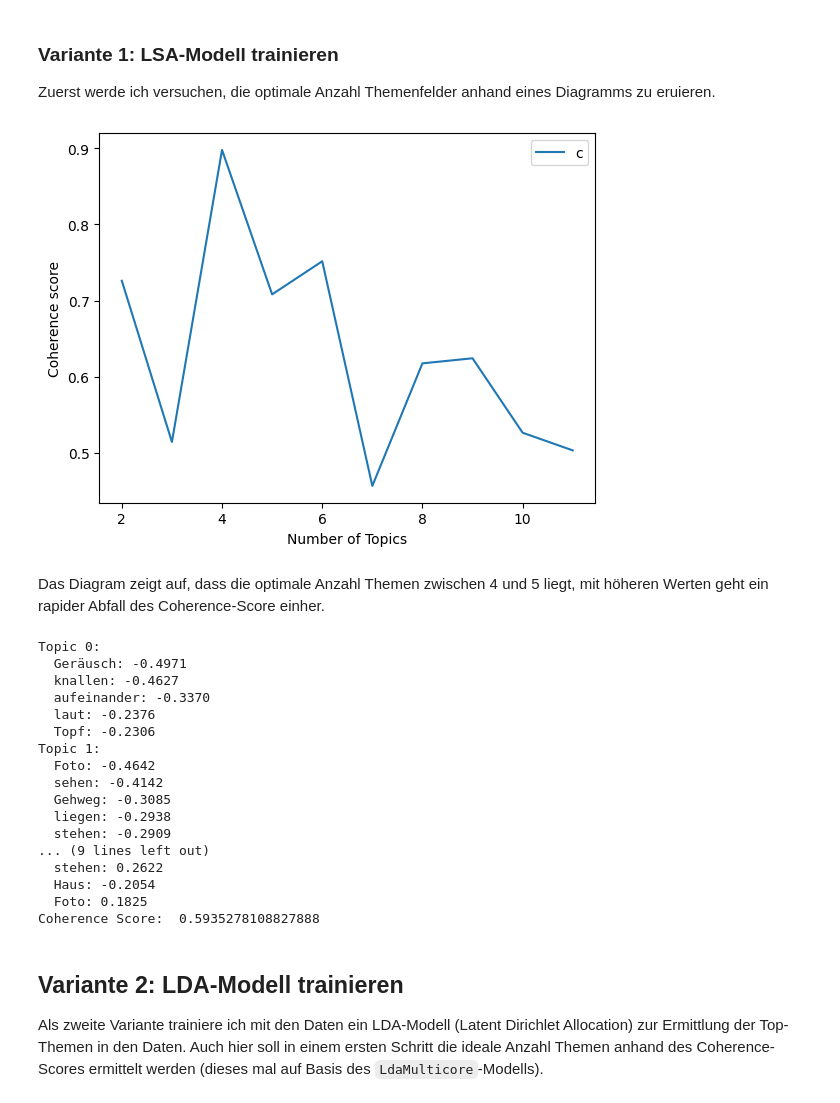
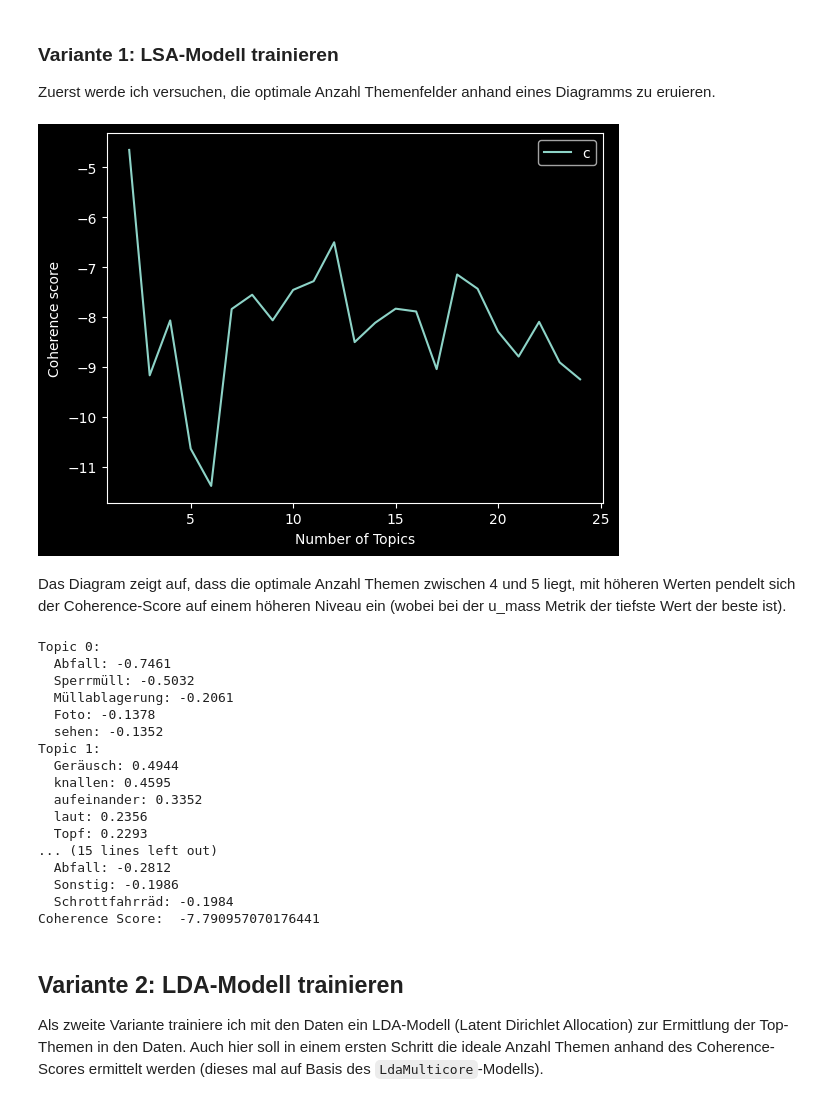
Before and after one commit to schaermu/DLBDSEDE02-Notebook, a Jupyter notebook: src/aufgabe1.ipynb, the cells around one changed output. Saved outputs shown, nothing was run; the diff lists cells and outputs as text; code cells hidden in the pictures.

Commit message:
feat: umstellung von c_v coherence auf u_mass, plot-viz und helper funktionen ausgelagert

```diff
--- a/src/aufgabe1.ipynb
+++ b/src/aufgabe1.ipynb
@@ -41,8 +46,8 @@ import json
 import pandas as pd
 
 current_date = datetime.now().strftime("%Y-%m-%d")
-dataset_path = f'../data/{current_date}.json'
-base_model_folder = f'../models/{current_date}'
+dataset_path = f"../data/{current_date}.json"
+base_model_folder = f"../models/{current_date}"
 
 if os.path.exists(dataset_path):
     print("  Data already downloaded!")
@@ -52,14 +57,23 @@ else:
 
     if response.status_code == 200:
         data = response.json()
-        with open(dataset_path, 'w') as f:
+        with open(dataset_path, "w") as f:
             json.dump(data, f)
     else:
         print("  Error: Could not retrieve data from URL")
 
-dataset = pd.read_json(dataset_path, orient='records', typ='series')
-dataset = pd.DataFrame(map(lambda x: {'msg_id': x['id'], 'sachverhalt': x['sachverhalt']}, dataset['index']))
+dataset = pd.read_json(dataset_path, orient="records", typ="series")
+dataset = pd.DataFrame(
+    map(
+        lambda x: {
+            "msg_id": x["id"],
+            "betreff": x["betreff"],
+            "sachverhalt": x["sachverhalt"],
+        },
+        dataset["index"],
+    )
+)
 
-dataset.head()
+dataset.head(10)
 # %% [output]
   Data already downloaded!
@@ -237,20 +189,28 @@ Zuerst werde ich versuchen, die optimale Anzahl Themenfelder anhand eines Diagra
 # %%
 import gensim
 
 lsa_dict = gensim.corpora.Dictionary(training_set)
 lsa_corpus = [lsa_dict.doc2bow(doc) for doc in training_set]
 
-start,stop,step = 2, 12, 1
+start, stop, step = 2, 25, 1
 
-plot_graph(lsa_dict, lsa_corpus, 'lsi', start, stop, step)
+_, coherence_values = compute_coherence_values(
+    dict=lsa_dict,
+    corpus=lsa_corpus,
+    training_set=training_set,
+    model_type="lsi",
+    coherence="u_mass",
+    start=start, stop=stop, step=step
+)
+plot_coherence_graph(coherence_values, start, stop, step)
 # %% [output]
-[figure, old version]
+[figure, new version]
 # %% [markdown]
-Das Diagram zeigt auf, dass die optimale Anzahl Themen zwischen 4 und 5 liegt, mit höheren Werten geht ein rapider Abfall des Coherence-Score einher.
+Das Diagram zeigt auf, dass die optimale Anzahl Themen zwischen 4 und 5 liegt, mit höheren Werten pendelt sich der Coherence-Score auf einem höheren Niveau ein (wobei bei der u_mass Metrik der tiefste Wert der beste ist).
 # %%
-num_topics = 4
+num_topics = 5
 
-lsi_model =  LsiModel(lsa_corpus, num_topics=num_topics, id2word=lsa_dict)
+lsi_model = LsiModel(lsa_corpus, num_topics=num_topics, id2word=lsa_dict)
 topics = get_specific_topics(lsi_model)
 
 for topic_id, terms in topics.items():
@@ -259,27 +219,29 @@ for topic_id, terms in topics.items():
         print(f"  {term}: {weight:.4f}")
 
 # Compute Perplexity & Coherence Score
-coherence_model_lsa = CoherenceModel(model=lsi_model, texts=training_set, dictionary=lsa_dict, coherence='c_v')
+coherence_model_lsa = CoherenceModel(
+    model=lsi_model, corpus=lsa_corpus, dictionary=lsa_dict, coherence="u_mass"
+)
 coherence_lsa = coherence_model_lsa.get_coherence()
-print('Coherence Score: ', coherence_lsa)
+print("Coherence Score: ", coherence_lsa)
 # %% [output]
 Topic 0:
-  Geräusch: -0.4971
-  knallen: -0.4627
-  aufeinander: -0.3370
-  laut: -0.2376
-  Topf: -0.2306
+  Abfall: -0.7461
+  Sperrmüll: -0.5032
+  Müllablagerung: -0.2061
+  Foto: -0.1378
+  sehen: -0.1352
 Topic 1:
-  Foto: -0.4642
-  sehen: -0.4142
-  Gehweg: -0.3085
-  liegen: -0.2938
-  stehen: -0.2909
-... (9 lines left out)
-  stehen: 0.2622
-  Haus: -0.2054
-  Foto: 0.1825
-Coherence Score:  0.5935278108827888
+  Geräusch: 0.4944
+  knallen: 0.4595
+  aufeinander: 0.3352
+  laut: 0.2356
+  Topf: 0.2293
+... (15 lines left out)
+  Abfall: -0.2812
+  Sonstig: -0.1986
+  Schrottfahrräd: -0.1984
+Coherence Score:  -7.790957070176441
 # %% [markdown]
 ## Variante 2: LDA-Modell trainieren
 Als zweite Variante trainiere ich mit den Daten ein LDA-Modell (Latent Dirichlet Allocation) zur Ermittlung der Top-Themen in den Daten. Auch hier soll in einem ersten Schritt die ideale Anzahl Themen anhand des Coherence-Scores ermittelt werden (dieses mal auf Basis des `LdaMulticore`-Modells).
```
Also changed, not shown: parts of 11 cells of this notebook, 1 other file.
